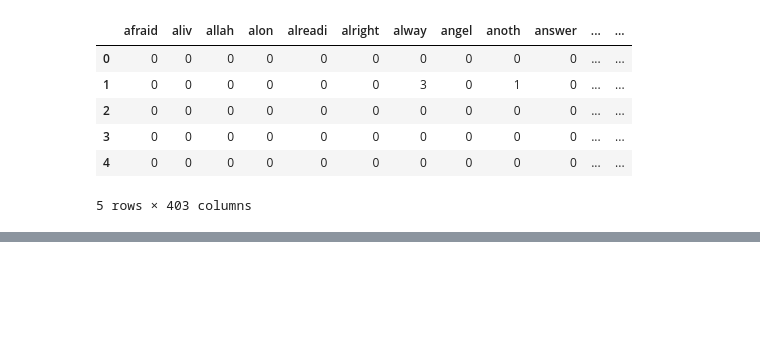
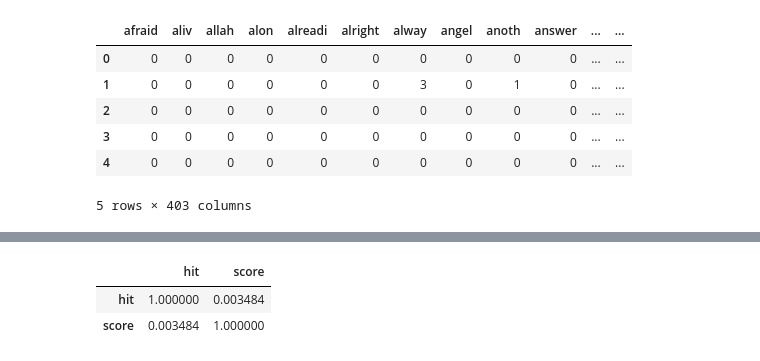
Before and after one commit to kristallqiu99/ANLY-501-Portfolio, a Jupyter notebook: lyrics_cleaning.ipynb, the cells around one changed output, grey strips where cells are left out. Saved outputs shown, nothing was run; the diff lists cells and outputs as text; code cells hidden in the pictures; blank space fills up the shorter version.

```diff
--- a/lyrics_cleaning.ipynb
+++ b/lyrics_cleaning.ipynb
@@ -137,0 +215,6 @@ df_cv.to_csv('lyrics_cv.csv', index=False)
+# %%
+lyrics_senti[['hit','score']].corr()
+# %% [output]
+|  | hit | score |
+| hit | 1.000000 | 0.003484 |
+| score | 0.003484 | 1.000000 |
```
Also changed, not shown: parts of 12 cells of this notebook, 27 other files.
